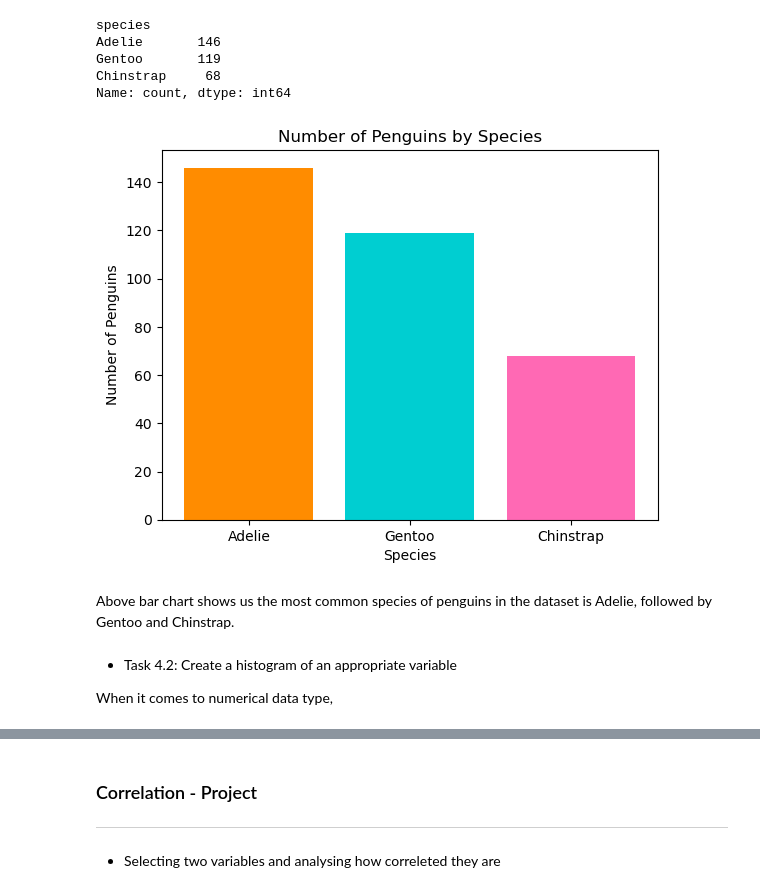
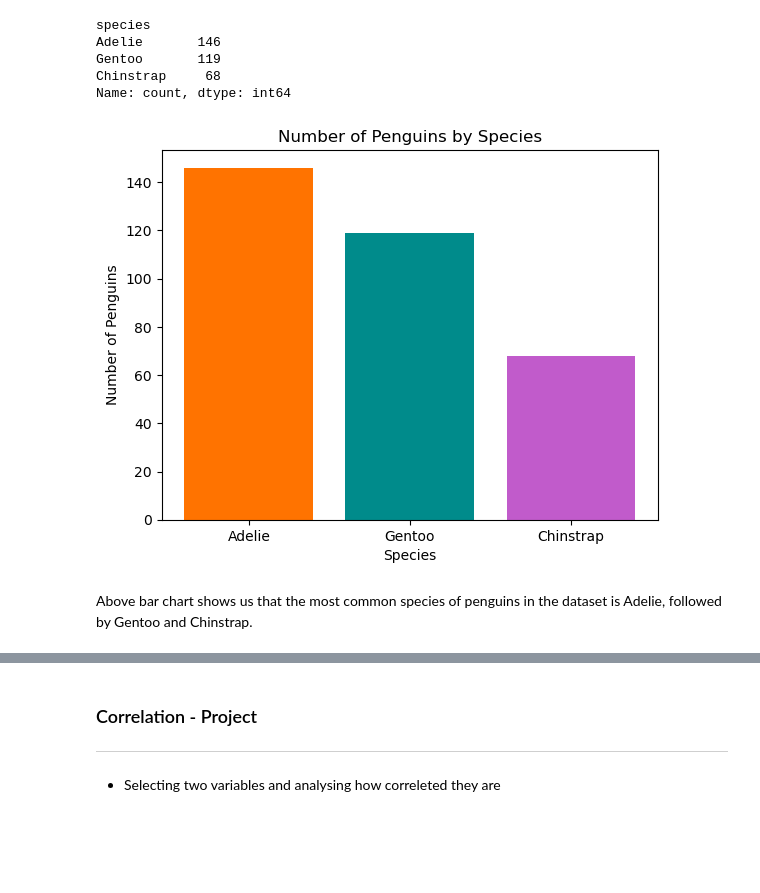
Before and after one commit to atacanbt/pofda-mywork, a Jupyter notebook: penguins.ipynb, the cells around one changed output, grey strips where cells are left out. Saved outputs shown, nothing was run; the diff lists cells and outputs as text; code cells hidden in the pictures; blank space fills up the shorter version.

```diff
--- a/penguins.ipynb
+++ b/penguins.ipynb
@@ -153,20 +153,16 @@ Name: count, dtype: int64
 # %%
 # Creating the bar chart.
 # https://www.w3schools.com/python/matplotlib_bars.asp
 # https://matplotlib.org/stable/api/_as_gen/matplotlib.pyplot.bar.html
 
 x = penguins['species'].value_counts().index
 y = penguins['species'].value_counts().values
-plt.bar(x, y, color=['darkorange', 'darkturquoise', 'hotpink'])
+plt.bar(x, y, color=['#ff7300', '#008b8b', '#c15bcb'])
 plt.xlabel('Species')
 plt.ylabel('Number of Penguins')
 plt.title('Number of Penguins by Species')
 plt.show()
 # %% [output]
-[figure, old version]
+[figure, new version]
 # %% [markdown]
-Above bar chart shows us the most common species of penguins in the dataset is Adelie, followed by Gentoo and Chinstrap.
+Above bar chart shows us that the most common species of penguins in the dataset is Adelie, followed by Gentoo and Chinstrap.
-# %% [markdown]
-- Task 4.2: Create a histogram of an appropriate variable
-
-When it comes to numerical data type,
```
Also changed, not shown: parts of 3 cells of this notebook.
